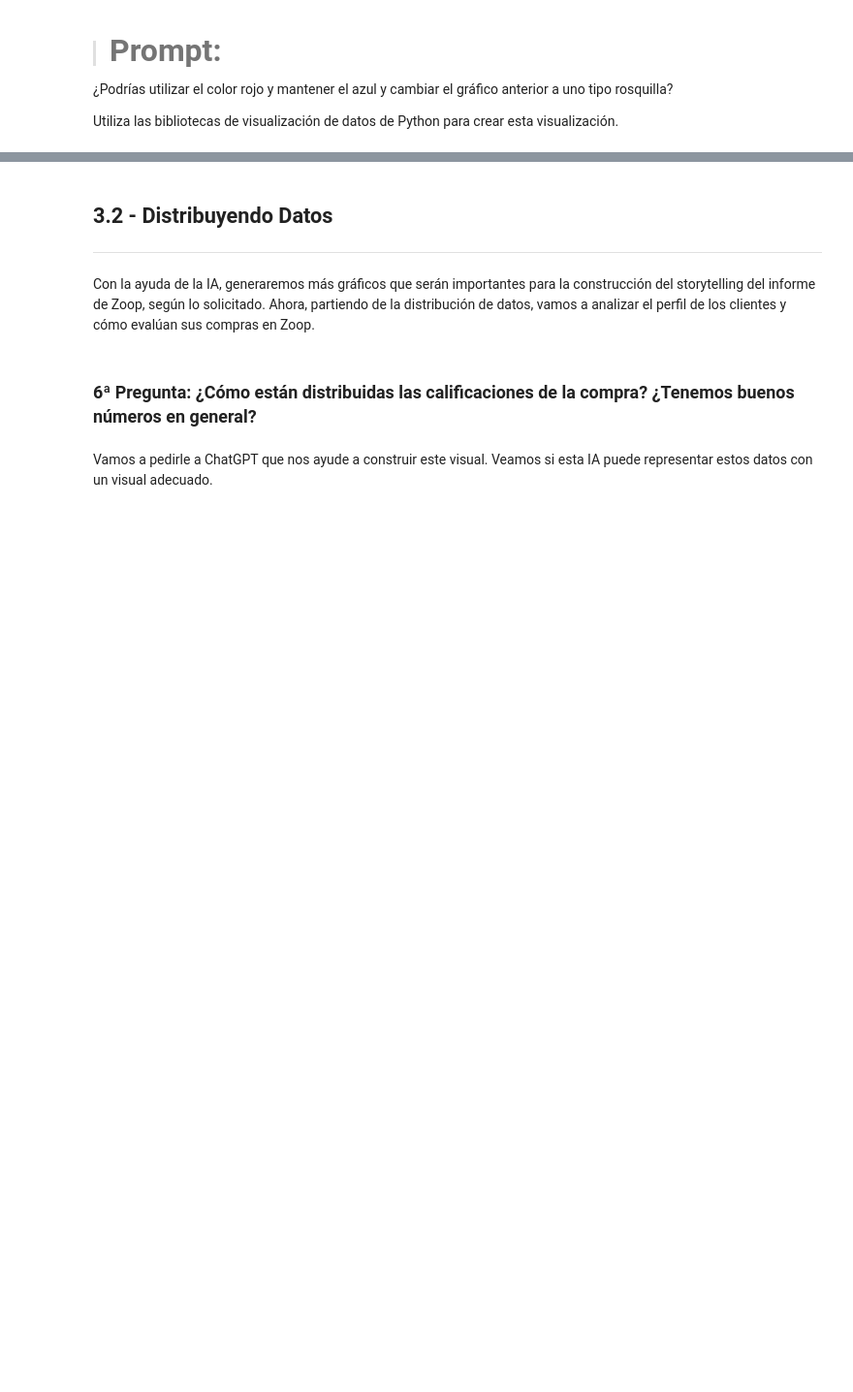
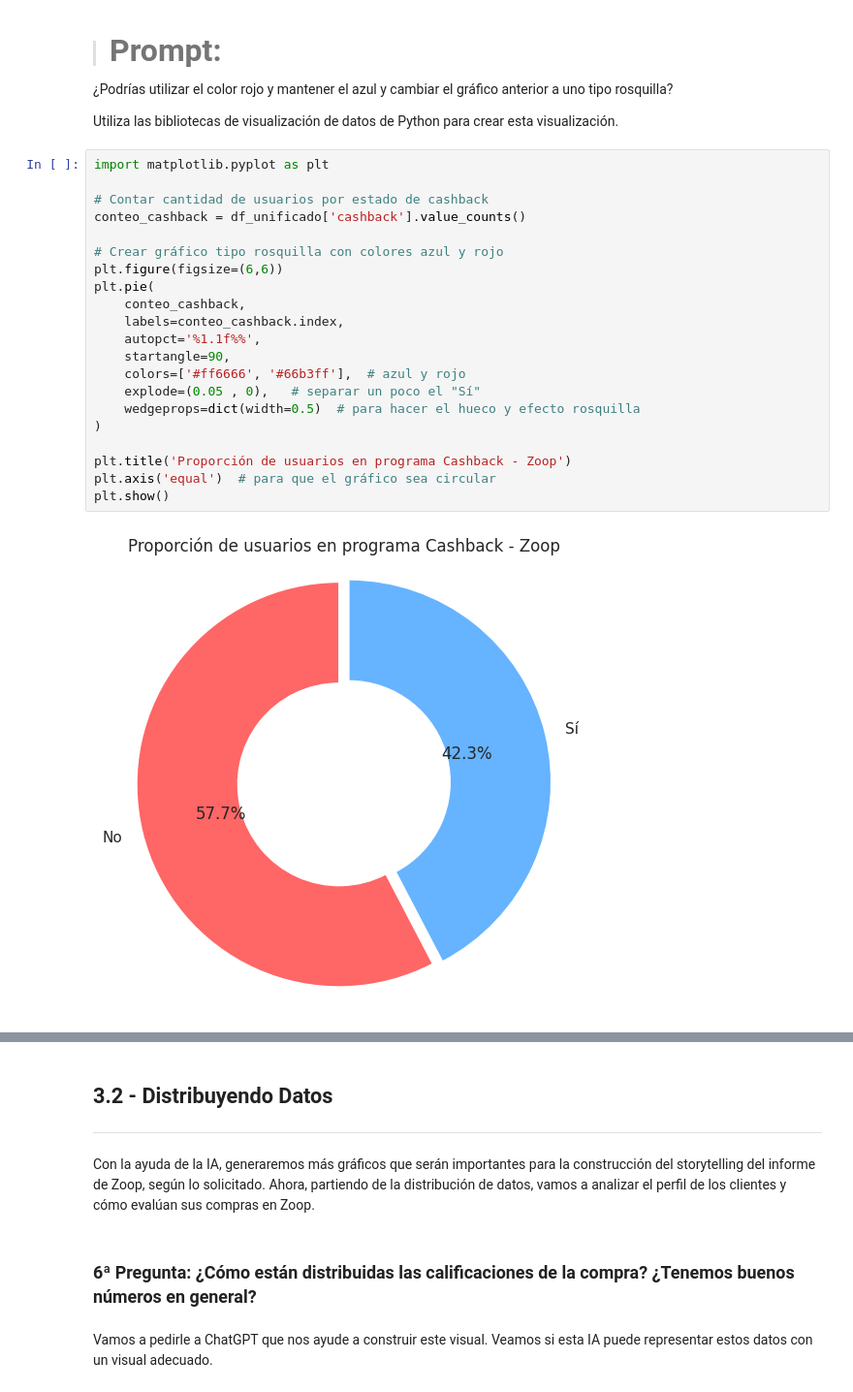
Before and after one commit to Nataliahfk/IA_aplicada_a_ciencia_de_datos, a Jupyter notebook: IA_aplicada_a_ciencia_de_datos.ipynb, the cells around one changed output, grey strips where cells are left out. Shown: that part at 97% size. Saved outputs shown, nothing was run; the diff lists cells and outputs as text; blank space fills up the shorter version.

```diff
--- a/IA_aplicada_a_ciencia_de_datos.ipynb
+++ b/IA_aplicada_a_ciencia_de_datos.ipynb
@@ -1240,6 +1274,29 @@ Utiliza las bibliotecas de visualización de datos de Python para crear esta vis
 ¿Podrías utilizar el color rojo y mantener el azul y cambiar el gráfico anterior a uno tipo rosquilla?
 
 Utiliza las bibliotecas de visualización de datos de Python para crear esta visualización.
+# %%
+import matplotlib.pyplot as plt
+
+# Contar cantidad de usuarios por estado de cashback
+conteo_cashback = df_unificado['cashback'].value_counts()
+
+# Crear gráfico tipo rosquilla con colores azul y rojo
+plt.figure(figsize=(6,6))
+plt.pie(
+    conteo_cashback,
+    labels=conteo_cashback.index,
+    autopct='%1.1f%%',
+    startangle=90,
+    colors=['#ff6666', '#66b3ff'],  # azul y rojo
+    explode=(0.05 , 0),   # separar un poco el "Sí"
+    wedgeprops=dict(width=0.5)  # para hacer el hueco y efecto rosquilla
+)
+
+plt.title('Proporción de usuarios en programa Cashback - Zoop')
+plt.axis('equal')  # para que el gráfico sea circular
+plt.show()
+# %% [output]
+[figure, added]
 # %% [markdown]
 <font color="7b71ff" size=4> Comentarios: </font>
 
```
Also changed, not shown: parts of 6 cells of this notebook.
